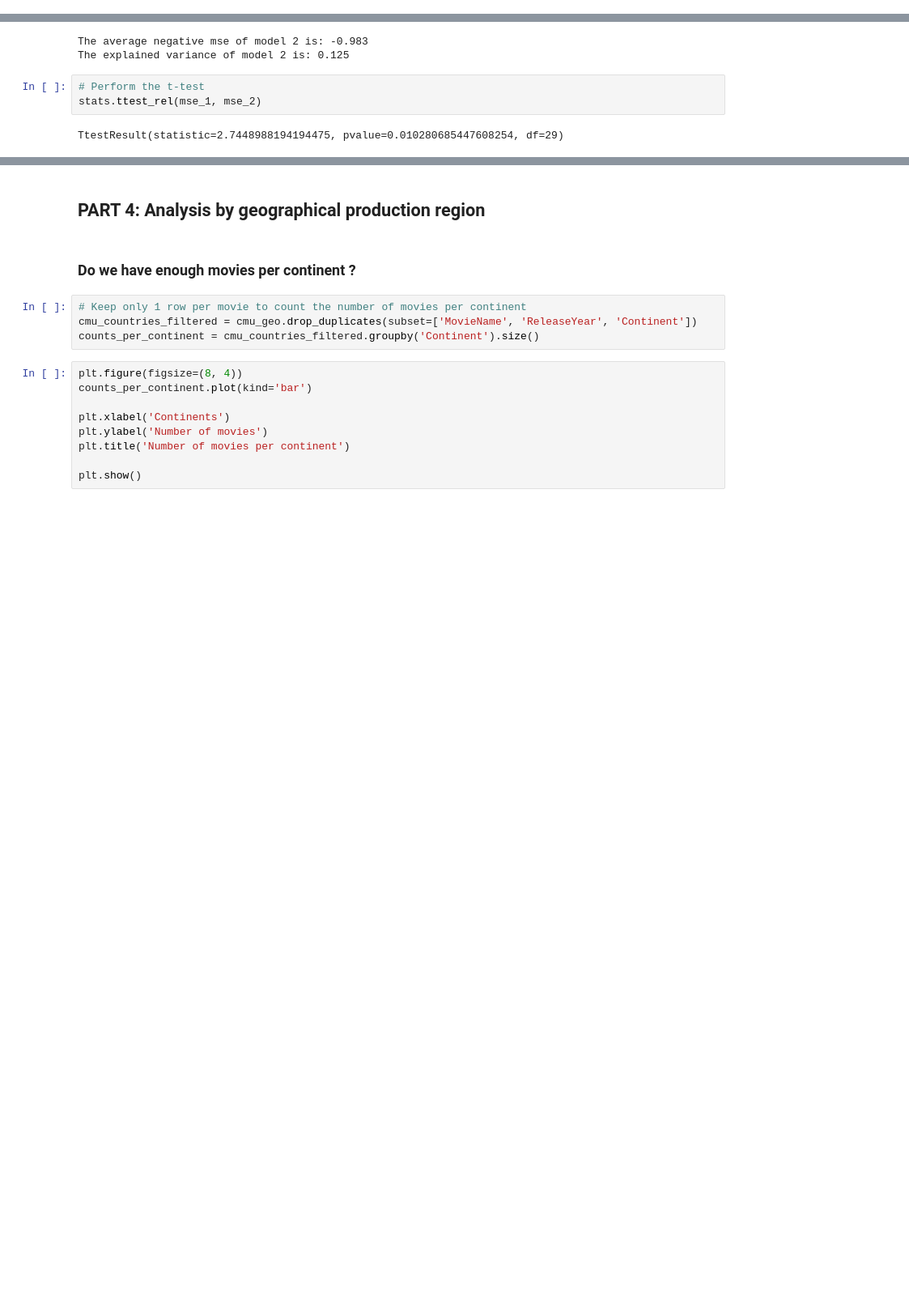
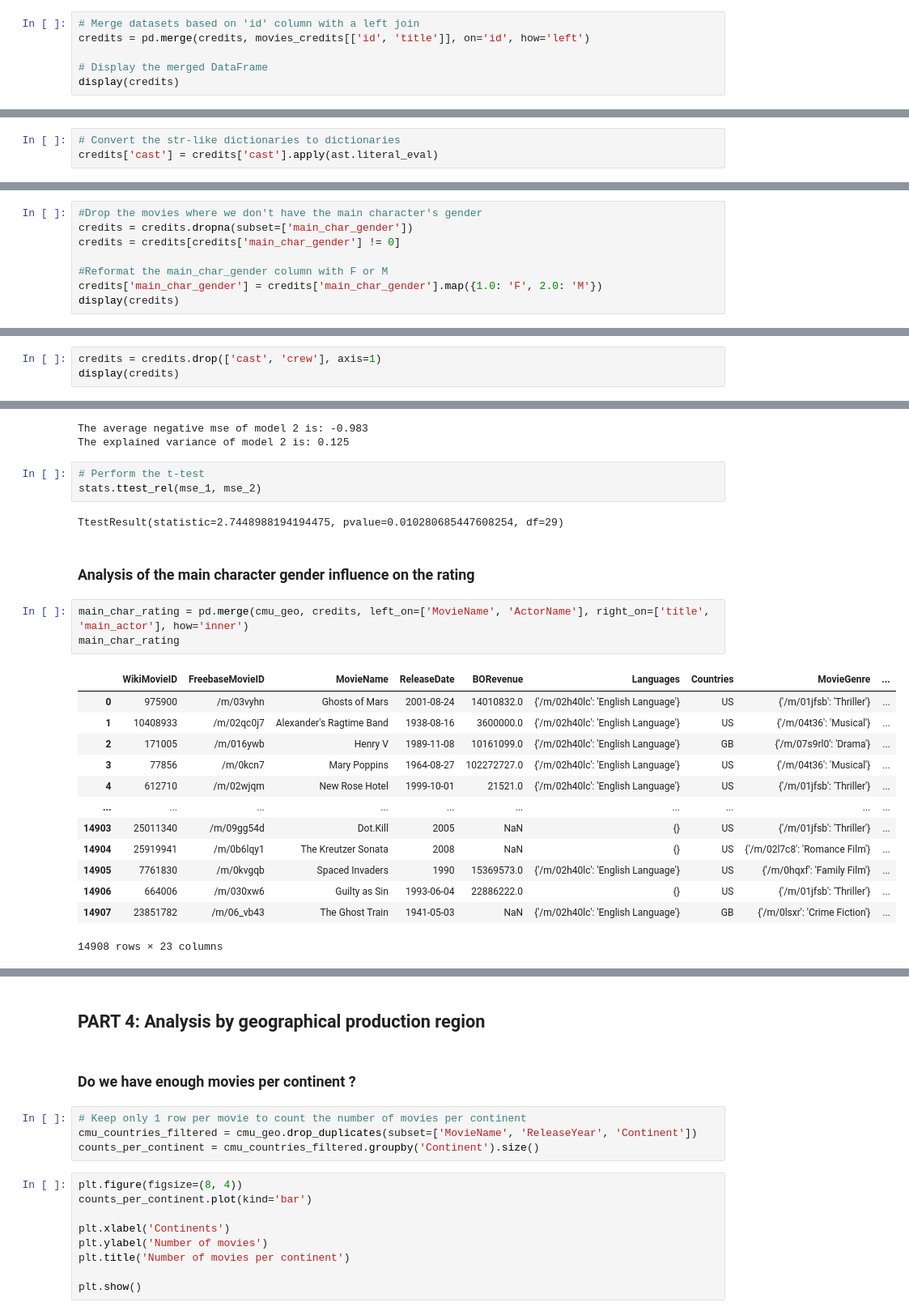
Before and after one commit to epfl-ada/ada-2023-project-teamcajare2023, a Jupyter notebook: P2.ipynb, the cells around one changed output, grey strips where cells are left out. Shown at 81% size. Cells and saved outputs as stored; diff of their text form; blank space fills up the shorter version.

Commit message:
Analysis of the impact of the gender of the main character on rating

```diff
--- a/P2.ipynb
+++ b/P2.ipynb
@@ -569,0 +609,6 @@ df_gender_proportion_by_movie =df_gender_proportion_by_movie.drop_duplicates(sub
+# %%
+# Merge datasets based on 'id' column with a left join
+credits = pd.merge(credits, movies_credits[['id', 'title']], on='id', how='left')
+
+# Display the merged DataFrame
+display(credits)
@@ -569,0 +629,3 @@ df_gender_proportion_by_movie =df_gender_proportion_by_movie.drop_duplicates(sub
+# %%
+# Convert the str-like dictionaries to dictionaries
+credits['cast'] = credits['cast'].apply(ast.literal_eval)
@@ -569,0 +674,8 @@ df_gender_proportion_by_movie =df_gender_proportion_by_movie.drop_duplicates(sub
+# %%
+#Drop the movies where we don't have the main character's gender
+credits = credits.dropna(subset=['main_char_gender'])
+credits = credits[credits['main_char_gender'] != 0]
+
+#Reformat the main_char_gender column with F or M
+credits['main_char_gender'] = credits['main_char_gender'].map({1.0: 'F', 2.0: 'M'})
+display(credits)
@@ -569,0 +696,3 @@ df_gender_proportion_by_movie =df_gender_proportion_by_movie.drop_duplicates(sub
+# %%
+credits = credits.drop(['cast', 'crew'], axis=1)
+display(credits)
@@ -1653,3 +1811,22 @@ The explained variance of model 2 is: 0.125
 stats.ttest_rel(mse_1, mse_2)
 # %% [output]
 TtestResult(statistic=2.7448988194194475, pvalue=0.010280685447608254, df=29)
+# %% [markdown]
+### Analysis of the main character gender influence on the rating
+# %%
+main_char_rating = pd.merge(cmu_geo, credits, left_on=['MovieName', 'ActorName'], right_on=['title', 'main_actor'], how='inner')
+main_char_rating
+# %% [output]
+|  | WikiMovieID | FreebaseMovieID | MovieName | ReleaseDate | BORevenue | Languages | Countries | MovieGenre | ... |
+| 0 | 975900 | /m/03vyhn | Ghosts of Mars | 2001-08-24 | 14010832.0 | {'/m/02h40lc': 'English Language'} | US | {'/m/01jfsb': 'Thriller'} | ... |
+| 1 | 10408933 | /m/02qc0j7 | Alexander's Ragtime Band | 1938-08-16 | 3600000.0 | {'/m/02h40lc': 'English Language'} | US | {'/m/04t36': 'Musical'} | ... |
+| 2 | 171005 | /m/016ywb | Henry V | 1989-11-08 | 10161099.0 | {'/m/02h40lc': 'English Language'} | GB | {'/m/07s9rl0': 'Drama'} | ... |
+| 3 | 77856 | /m/0kcn7 | Mary Poppins | 1964-08-27 | 102272727.0 | {'/m/02h40lc': 'English Language'} | US | {'/m/04t36': 'Musical'} | ... |
+| 4 | 612710 | /m/02wjqm | New Rose Hotel | 1999-10-01 | 21521.0 | {'/m/02h40lc': 'English Language'} | US | {'/m/01jfsb': 'Thriller'} | ... |
+| ... | ... | ... | ... | ... | ... | ... | ... | ... | ... |
+| 14903 | 25011340 | /m/09gg54d | Dot.Kill | 2005 | NaN | {} | US | {'/m/01jfsb': 'Thriller'} | ... |
+| 14904 | 25919941 | /m/0b6lqy1 | The Kreutzer Sonata | 2008 | NaN | {} | US | {'/m/02l7c8': 'Romance Film'} | ... |
+| 14905 | 7761830 | /m/0kvgqb | Spaced Invaders | 1990 | 15369573.0 | {'/m/02h40lc': 'English Language'} | US | {'/m/0hqxf': 'Family Film'} | ... |
+| 14906 | 664006 | /m/030xw6 | Guilty as Sin | 1993-06-04 | 22886222.0 | {} | US | {'/m/01jfsb': 'Thriller'} | ... |
+| 14907 | 23851782 | /m/06_vb43 | The Ghost Train | 1941-05-03 | NaN | {'/m/02h40lc': 'English Language'} | GB | {'/m/0lsxr': 'Crime Fiction'} | ... |
+14908 rows × 23 columns
```
Also changed, not shown: parts of 53 cells of this notebook.
